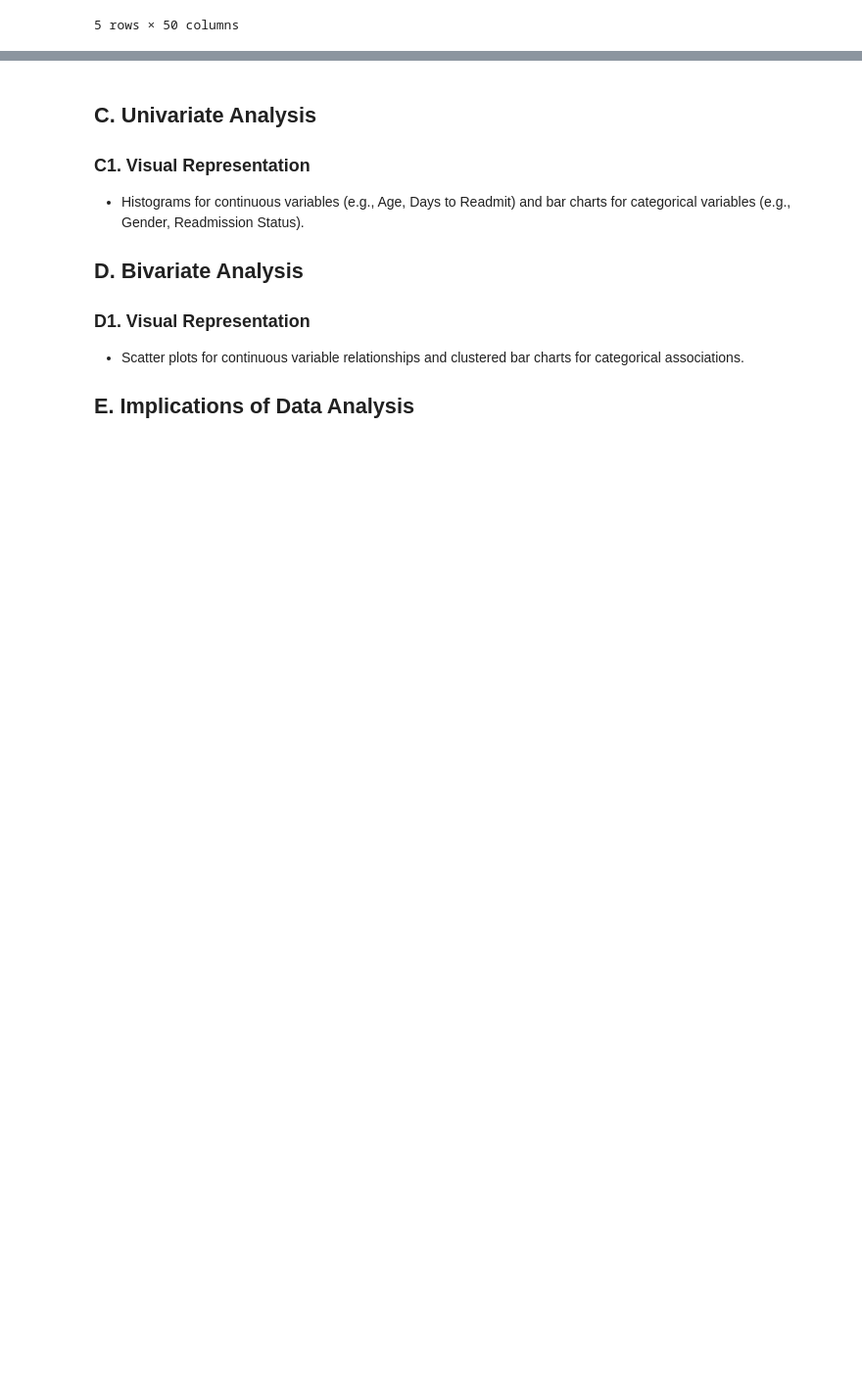
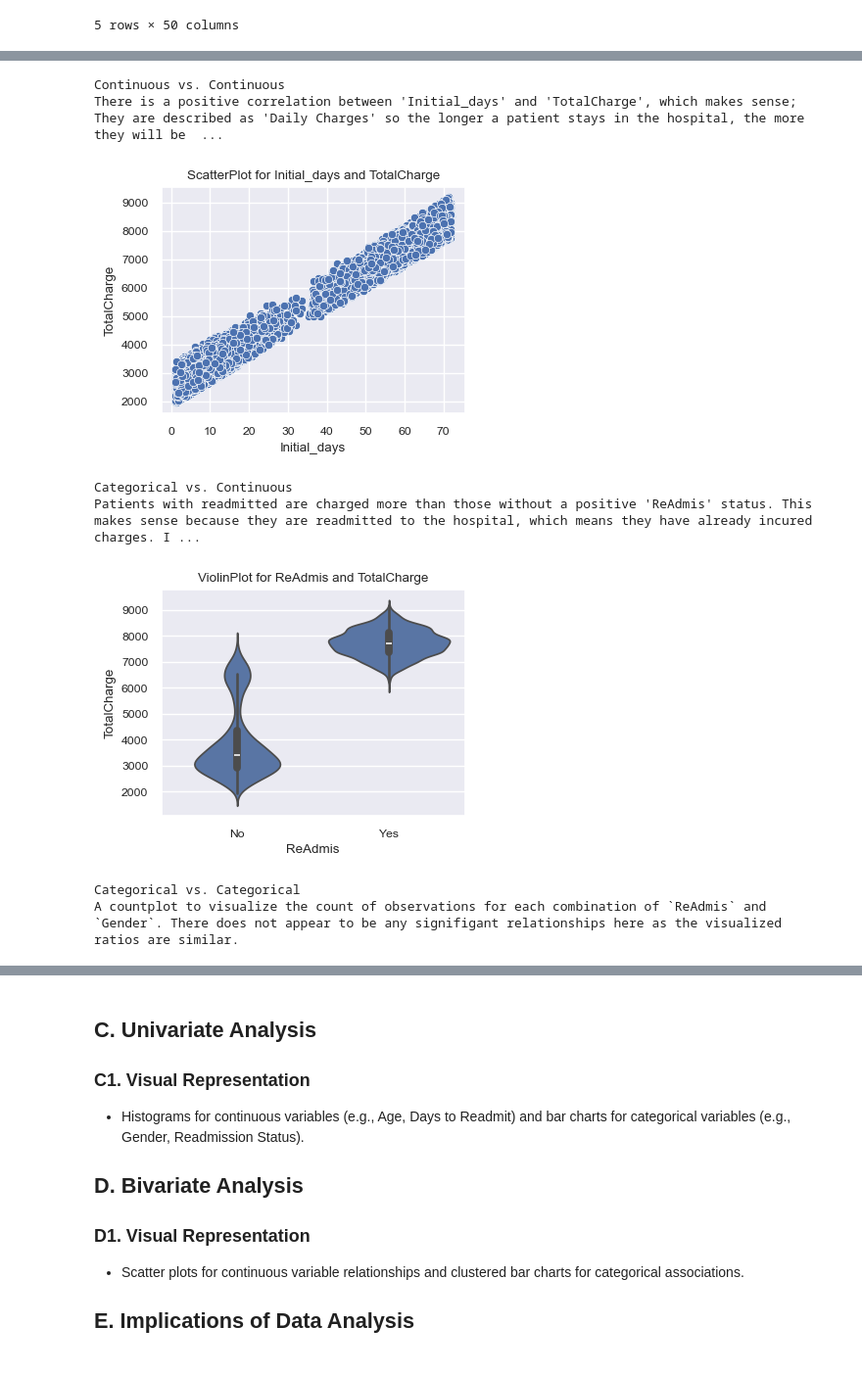
Before and after one commit to vertigoa/master, a Jupyter notebook: main.ipynb, the cells around one changed output, grey strips where cells are left out. Shown at 98% size. Drawn from its saved outputs; the diff is of its cells as text; code cells hidden in the pictures; blank space fills up the shorter version.

```diff
--- a/main.ipynb
+++ b/main.ipynb
@@ -907,6 +902,6 @@ For the univariate analysis, we will look at the distribution of the following v
 # %%
-df_2 = pd.read_csv('medical_clean.csv')
-df_2.head()
+df_med = pd.read_csv('medical_clean.csv')
+df_med.head()
 # %% [output]
 |  | CaseOrder | Customer_id | Interaction | UID | City | State | County | Zip | Lat | Lng | ... |
 | 0 | 1 | C412403 | 8cd49b13-f45a-4b47-a2bd-173ffa932c2f | 3a83ddb66e2ae73798bdf1d705dc0932 | Eva | AL | Morgan | 35621 | 34.34960 | -86.72508 | ... |
@@ -979,0 +986,40 @@ For the bivariate analysis, we will look at the distribution of the following va
+# %%
+# Scatterplot for 'Initial_days' and 'TotalCharge'
+print("Continuous vs. Continuous")
+print("There is a positive correlation between 'Initial_days' and 'TotalCharge', which makes sense; They are described as 'Daily Charges' so the longer a patient stays in the hospital, the more they will be charged.")
+# Scatterplot for 'Initial_days' and 'TotalCharge'
+plt.figure(figsize=(4, 3))
+sns.scatterplot(data=df_med, x="Initial_days", y="TotalCharge")
+plt.title('ScatterPlot for Initial_days and TotalCharge')
+# Show the plot
+plt.show()
+print('\n')
+
+# Violin plot for Readmis and 'TotalCharge'
+print("Categorical vs. Continuous")
+print("Patients with readmitted are charged more than those without a positive 'ReAdmis' status. This makes sense because they are readmitted to the hospital, which means they have already incured charges. Interestingly, we can see this in the data; as the lowest `ReAdmis`=Yes value is just under 6000.00.")
+plt.figure(figsize=(4, 3))
+sns.violinplot(data=df_med, x="ReAdmis", y="TotalCharge")
+plt.title('ViolinPlot for ReAdmis and TotalCharge')
+# Show the plot
+plt.show()
+print('\n')
+
+# Count plot for Readmis and 'TotalCharge'
+print("Categorical vs. Categorical")
+print("A countplot to visualize the count of observations for each combination of `ReAdmis` and `Gender`. There does not appear to be any signifigant relationships here as the visualized ratios are similar.")
+plt.figure(figsize=(4, 3))
+sns.countplot(data=df_med, x="ReAdmis", hue="Gender")
+plt.title('CountPlot for ReAdmis and Gender')
+# Show the plot
+plt.show()
+print('\n')
+# %% [output]
+Continuous vs. Continuous
+There is a positive correlation between 'Initial_days' and 'TotalCharge', which makes sense; They are described as 'Daily Charges' so the longer a patient stays in the hospital, the more they will be  ...
+[figure, added]
+Categorical vs. Continuous
+Patients with readmitted are charged more than those without a positive 'ReAdmis' status. This makes sense because they are readmitted to the hospital, which means they have already incured charges. I ...
+[figure, added]
+Categorical vs. Categorical
+A countplot to visualize the count of observations for each combination of `ReAdmis` and `Gender`. There does not appear to be any signifigant relationships here as the visualized ratios are similar.
```
Also changed, not shown: parts of 23 cells of this notebook.
